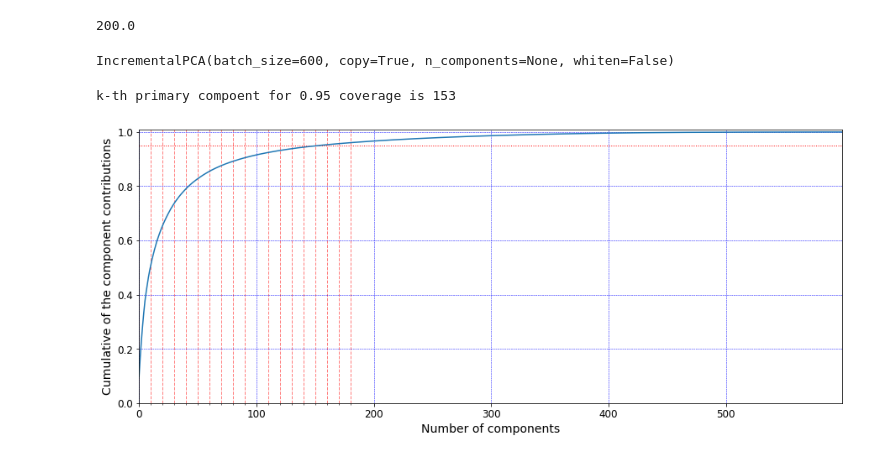
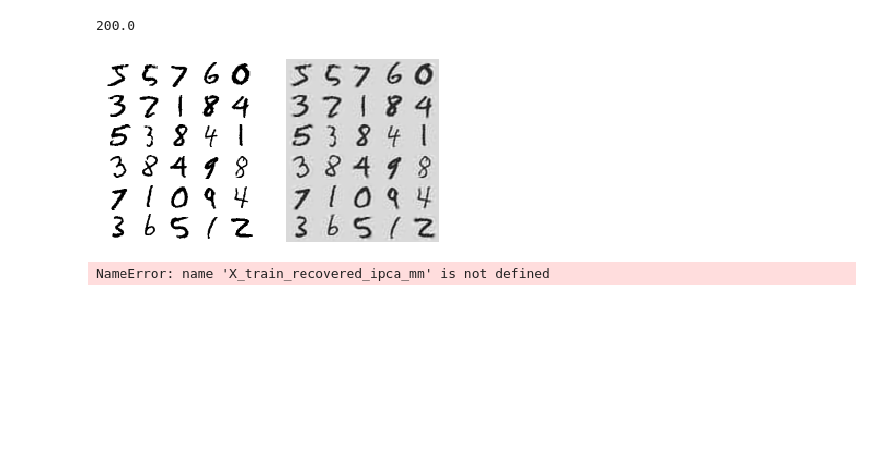
Before and after one commit to oonisim/Jupyter-Notebok, a Jupyter notebook: pca.ipynb, the cells around one changed output. Cells and saved outputs as stored; diff of their text form; code cells hidden in the pictures; blank space fills up the shorter version.

```diff
--- a/pca.ipynb
+++ b/pca.ipynb
@@ -350,25 +374,30 @@ X_mm[9179][599]
 # %% [output]
 200.0
 # %%
-from sklearn.decomposition import IncrementalPCA
+from sklearn.decomposition import PCA
 
 m, n = X_train.shape
 n_batches = 100
-batch_size = m // n_batches
 
-ipca_mm = IncrementalPCA(batch_size=batch_size)
-ipca_mm.fit(X_mm)
+#ipca_mm = IncrementalPCA(batch_size=(m // n_batches))
+#ipca_mm.fit(X_mm)
+#X_train_recuced_ipca_mm = ipca_mm.fit_transform(X_mm)
+
+pca_mm = PCA(
+    n_components=154,
+)
+X_train_recuced_pca_mm = pca_mm.fit_transform(X_mm)
+X_train_recovered_pca_mm = pca_mm.inverse_transform(X_train_recuced_pca_mm)
-# %% [output]
-IncrementalPCA(batch_size=600, copy=True, n_components=None, whiten=False)
-# %%
-ipca_mm_contribution_cumulatives = ipca_mm.explained_variance_ratio_.cumsum()
-
-plt.figure(figsize=(15, 6))
-plot_coverage(
-    ipca_mm_contribution_cumulatives,
-    "Number of components",
-    "Cumulative of the component contributions"
-)
-# %% [output]
-k-th primary compoent for 0.95 coverage is 153
-[figure, removed]
+# %%
+plt.subplot(121)
+plot_digits(_X_train[::2000])
+
+plt.subplot(122)
+plot_digits(X_train_recovered_pca_mm[::2000])
+# %% [output]
+[figure, added]
+# %%
+del X_mm, X_train_recuced_pca_mm, X_train_recovered_ipca_mm
+del pca_mm
+# %% [output]
+NameError: name 'X_train_recovered_ipca_mm' is not defined
```
Also changed, not shown: parts of 18 cells of this notebook.
